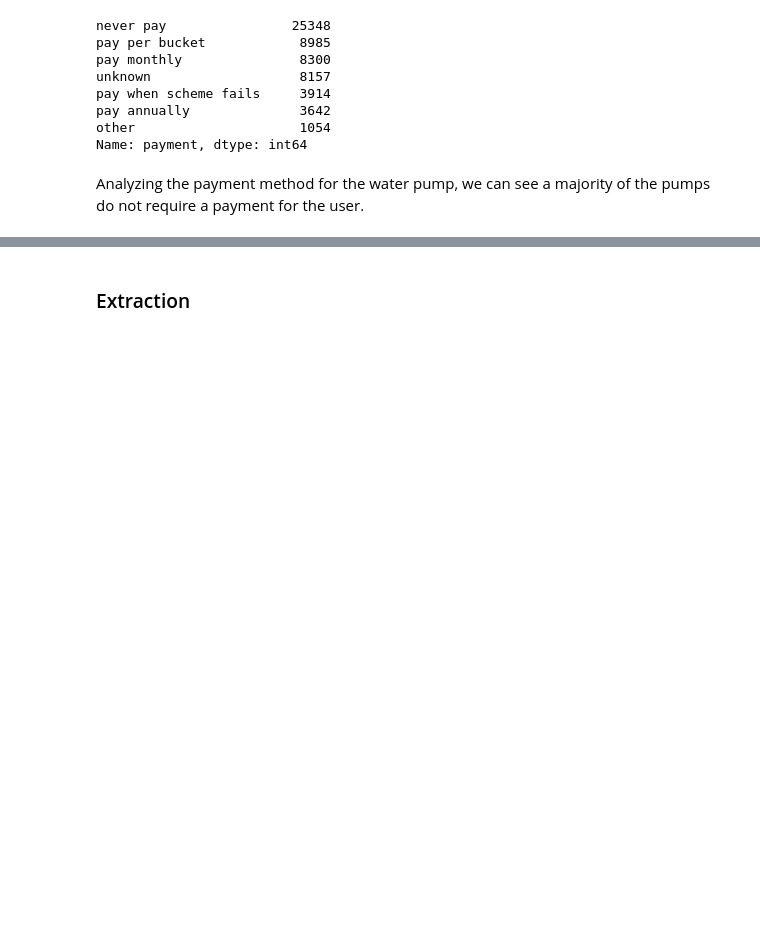
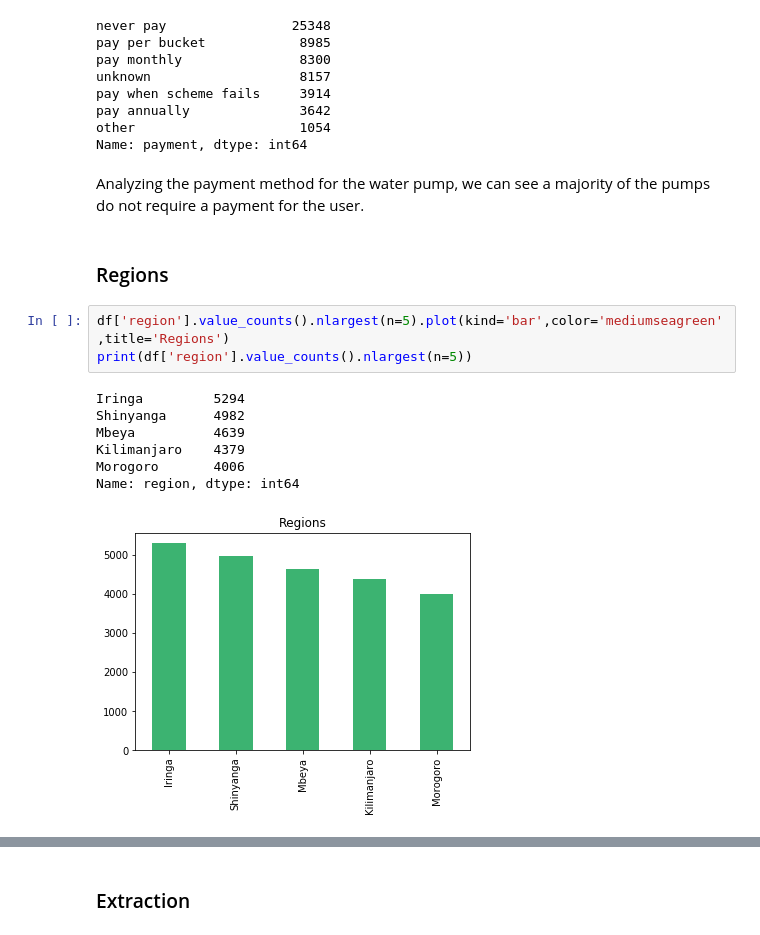
Before and after one commit to emilia329/PumpIt, a Jupyter notebook: WaterTanzia.ipynb, the cells around one changed output, grey strips where cells are left out. Cells and saved outputs as stored; diff of their text form; blank space fills up the shorter version.

```diff
--- a/WaterTanzia.ipynb
+++ b/WaterTanzia.ipynb
@@ -131,3 +131,16 @@ other                     1054
 Name: payment, dtype: int64
 # %% [markdown]
 Analyzing the payment method for the water pump, we can see a majority of the pumps do not require a payment for the user.
+# %% [markdown]
+### Regions
+# %%
+df['region'].value_counts().nlargest(n=5).plot(kind='bar',color='mediumseagreen',title='Regions')
+print(df['region'].value_counts().nlargest(n=5))
+# %% [output]
+Iringa         5294
+Shinyanga      4982
+Mbeya          4639
+Kilimanjaro    4379
+Morogoro       4006
+Name: region, dtype: int64
+[figure, added]
```
Also changed, not shown: parts of 23 cells of this notebook.
